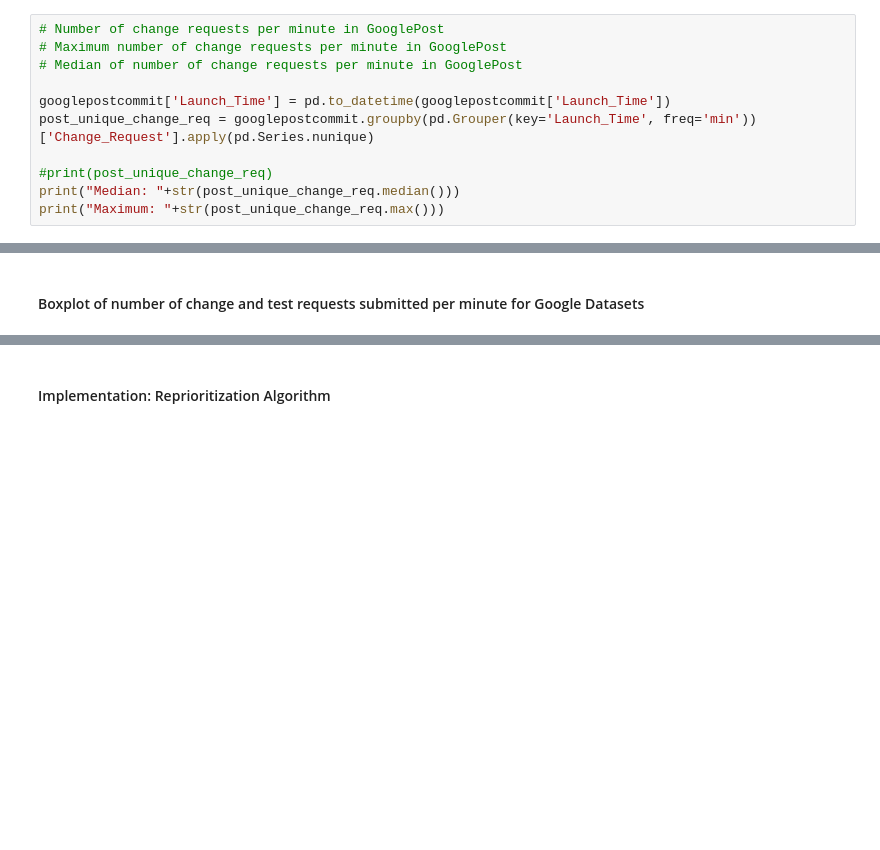
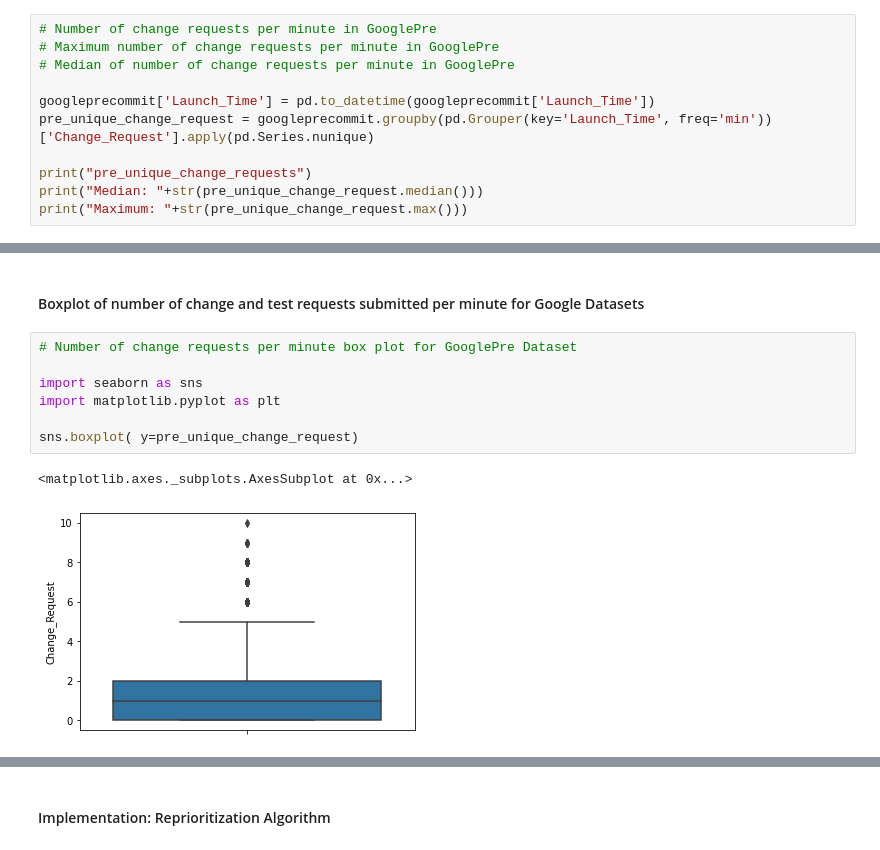
Before and after one commit to HarishJayasankar/SOEN-7481-Project, a Jupyter notebook: TestReprioritization.ipynb, the cells around one changed output, grey strips where cells are left out. Drawn from its saved outputs; the diff is of its cells as text; blank space fills up the shorter version.

```diff
--- a/TestReprioritization.ipynb
+++ b/TestReprioritization.ipynb
@@ -128,14 +133,14 @@ dtype: float64
 # %% [markdown]
 #### Analysis: Number of Change and Test Requests per minute in the Datasets
 # %%
-# Number of change requests per minute in GooglePost
-# Maximum number of change requests per minute in GooglePost
-# Median of number of change requests per minute in GooglePost
+# Number of change requests per minute in GooglePre
+# Maximum number of change requests per minute in GooglePre
+# Median of number of change requests per minute in GooglePre
 
-googlepostcommit['Launch_Time'] = pd.to_datetime(googlepostcommit['Launch_Time'])
-post_unique_change_req = googlepostcommit.groupby(pd.Grouper(key='Launch_Time', freq='min'))['Change_Request'].apply(pd.Series.nunique)
+googleprecommit['Launch_Time'] = pd.to_datetime(googleprecommit['Launch_Time'])
+pre_unique_change_request = googleprecommit.groupby(pd.Grouper(key='Launch_Time', freq='min'))['Change_Request'].apply(pd.Series.nunique)
 
-#print(post_unique_change_req)
-print("Median: "+str(post_unique_change_req.median()))
-print("Maximum: "+str(post_unique_change_req.max()))
+print("pre_unique_change_requests")
+print("Median: "+str(pre_unique_change_request.median()))
+print("Maximum: "+str(pre_unique_change_request.max()))
 # %% [output]
@@ -158,2 +194,12 @@ Maximum: 2102
 # %% [markdown]
 #### Boxplot of number of change and test requests submitted per minute for Google Datasets
+# %%
+# Number of change requests per minute box plot for GooglePre Dataset
+
+import seaborn as sns
+import matplotlib.pyplot as plt
+
+sns.boxplot( y=pre_unique_change_request)
+# %% [output]
+<matplotlib.axes._subplots.AxesSubplot at 0x...>
+[figure, added]
```
Also changed, not shown: parts of 13 cells of this notebook.
